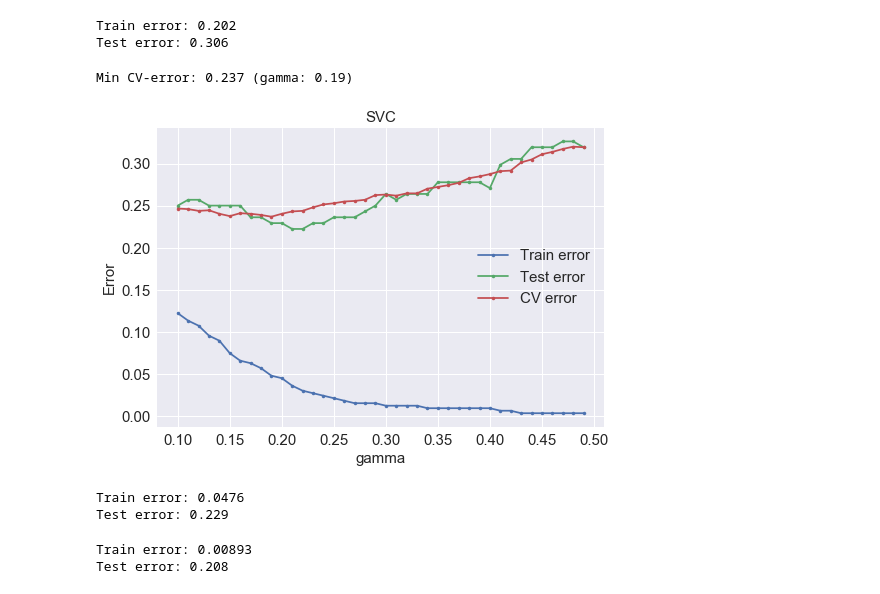
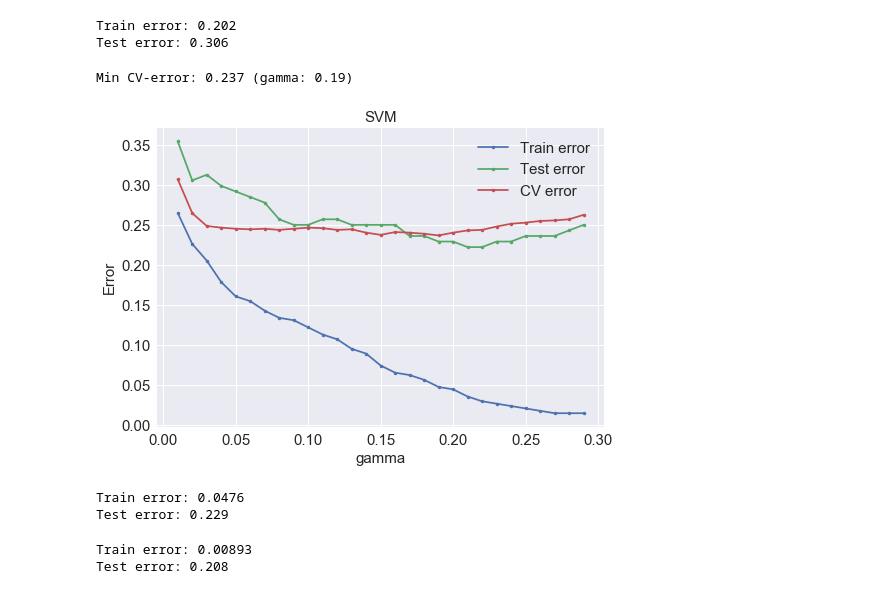
Before and after one commit to zaktan8/DataAnalysis, a Jupyter notebook: Lab1/Students.ipynb, the cells around one changed output. Cells and saved outputs as stored; diff of their text form; code cells hidden in the pictures.

```diff
--- a/Lab1/Students.ipynb
+++ b/Lab1/Students.ipynb
@@ -517,16 +573,16 @@ Min CV-error: 0.238 (C: 2)
 Train error: 0.202
 Test error: 0.306
 # %%
-gamma_array = np.arange(0.1, 0.5, 0.01)
-best_svc_gamma = tune_model_parameter('SVC', SVC(), 'gamma', gamma_array, train_test_split_data)
+gamma_array = np.arange(0.01, 0.3, 0.01)
+best_svc_gamma = tune_model_parameter('SVM', SVC(), 'gamma', gamma_array, train_test_split_data)
 svc = SVC(gamma=best_svc_gamma)
 svc.fit(x_train, y_train)
 train_error, test_error = get_errors(svc, train_test_split_data)
 plt.show()
 print_errors(train_error, test_error)
 # %% [output]
 Min CV-error: 0.237 (gamma: 0.19)
-[figure, old version]
+[figure, new version]
 Train error: 0.0476
 Test error: 0.229
 # %%
```
Also changed, not shown: parts of 97 cells of this notebook.
